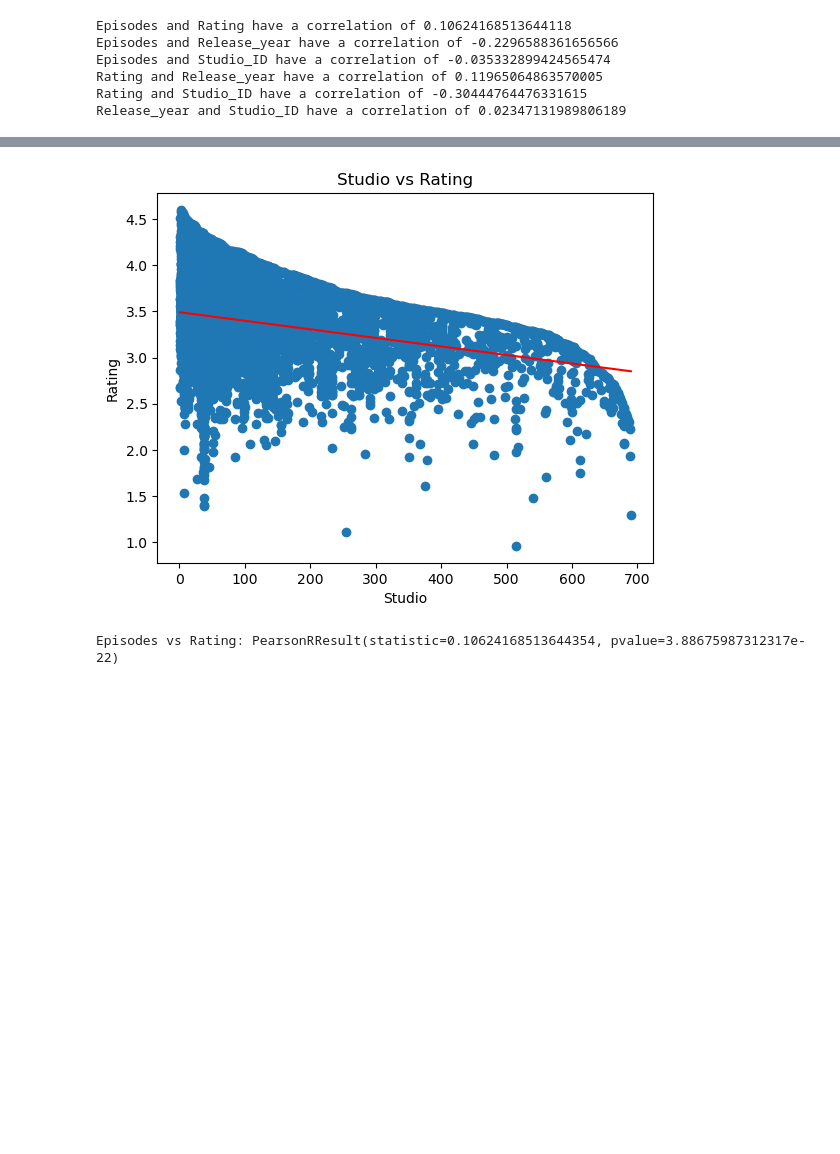
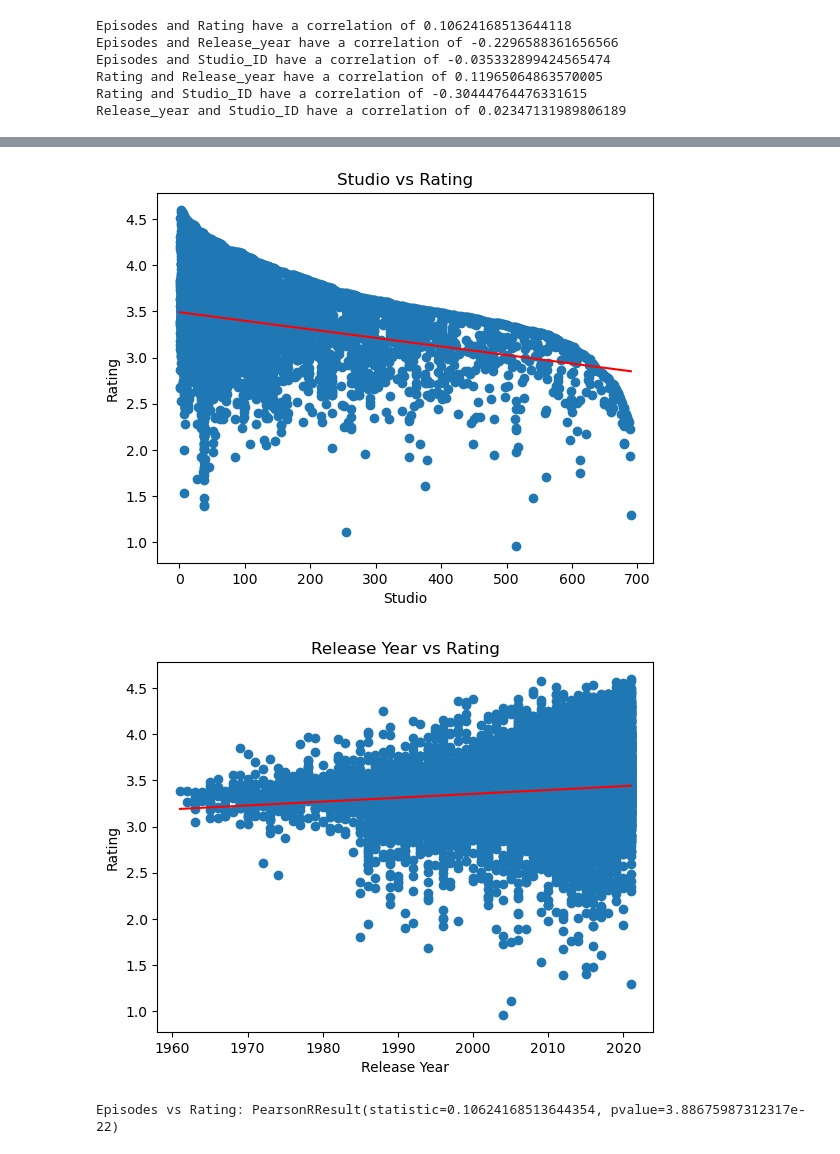
Before and after one commit to D00237535/DAV_CA, a Jupyter notebook: DAV.ipynb, the cells around one changed output, grey strips where cells are left out. Drawn from its saved outputs; the diff is of its cells as text; code cells hidden in the pictures; blank space fills up the shorter version.

```diff
--- a/DAV.ipynb
+++ b/DAV.ipynb
@@ -118,23 +112,31 @@ Release_year and Studio_ID have a correlation of 0.02347131989806189
 # %%
 ##Multivariate Analysis
 
 # Plot the data
 plt.title('Episodes vs Rating')
 plt.xlabel('Episodes')
 plt.ylabel('Rating')
 plt.scatter(data['Episodes'], data['Rating'])
 plt.plot(np.unique(data['Episodes']), np.poly1d(np.polyfit(data['Episodes'], data['Rating'], 1))(np.unique(data['Episodes'])), color='red')
 plt.show()
 
 plt.title('Studio vs Rating')
 plt.xlabel('Studio')
 plt.ylabel('Rating')
 plt.scatter(data['Studio_ID'], data['Rating'])
 plt.plot(np.unique(data['Studio_ID']), np.poly1d(np.polyfit(data['Studio_ID'], data['Rating'], 1))(np.unique(data['Studio_ID'])), color='red')
 plt.show()
+
+plt.title('Release Year vs Rating')
+plt.xlabel('Release Year')
+plt.ylabel('Rating')
+plt.scatter(data['Release_year'], data['Rating'])
+plt.plot(np.unique(data['Release_year']), np.poly1d(np.polyfit(data['Release_year'], data['Rating'], 1))(np.unique(data['Release_year'])), color='red')
+plt.show()
 # %% [output]
 [figure]
 [figure]
+[figure, added]
 # %%
 corr = pearsonr(data['Episodes'], data['Rating'])
 print('Episodes vs Rating:', corr)
```
Also changed, not shown: parts of 10 cells of this notebook.
